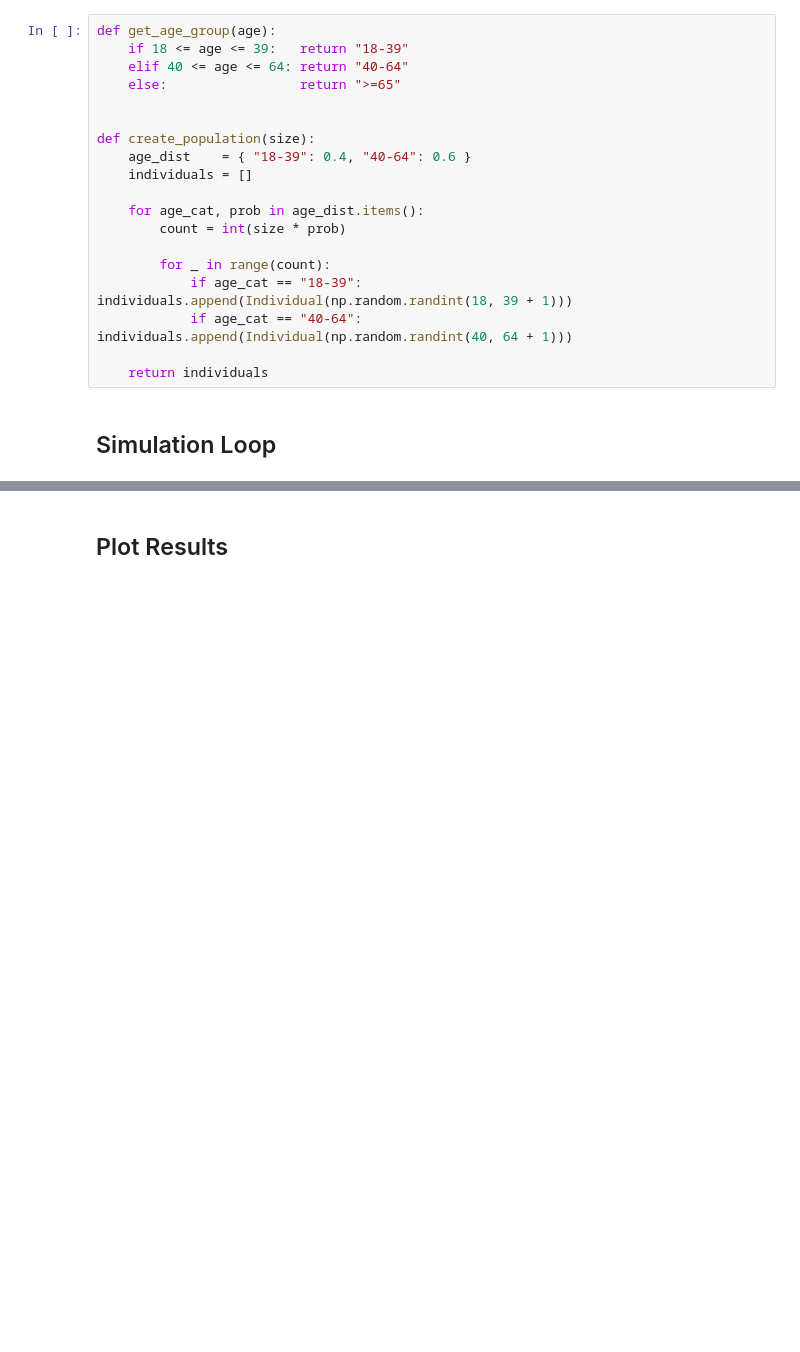
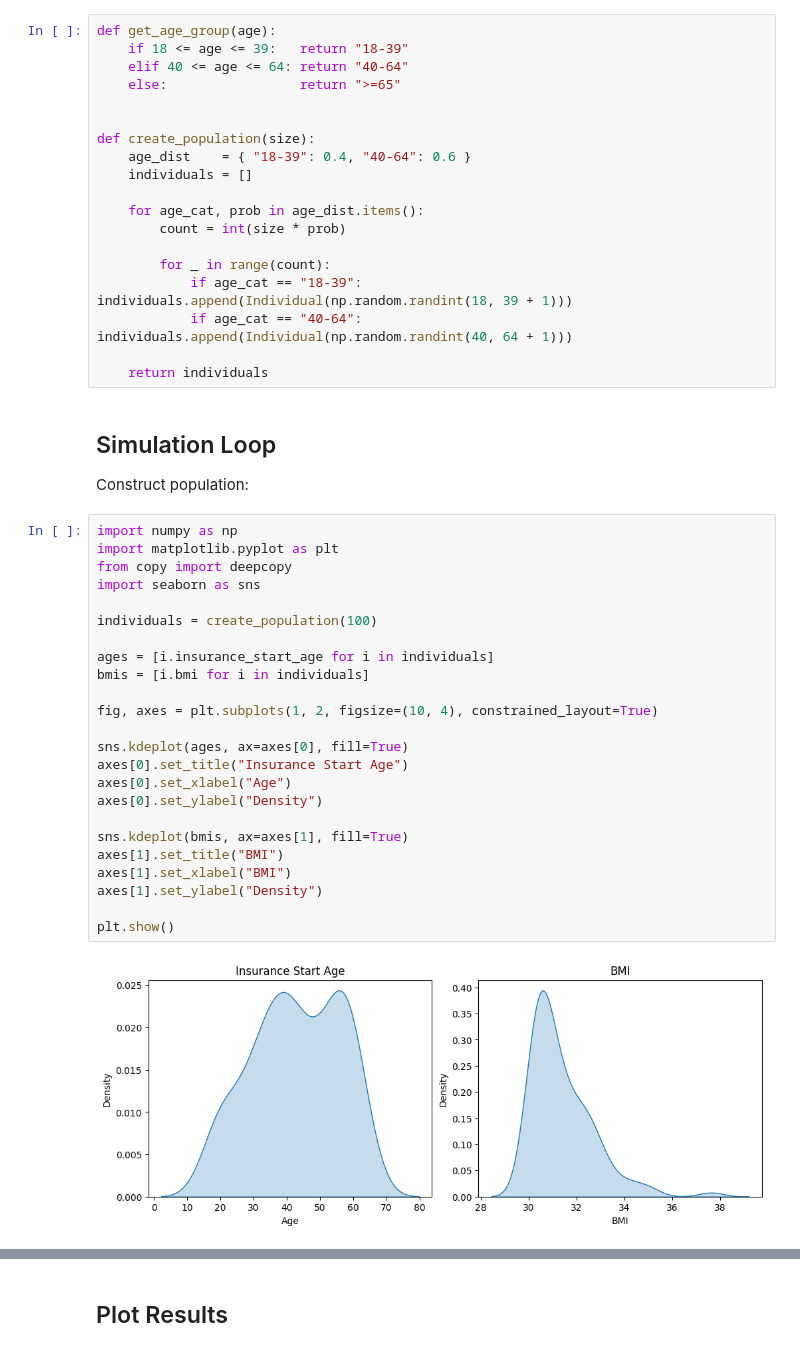
Before and after one commit to Positron11/nn-hackathon, a Jupyter notebook: cba/simulation.ipynb, the cells around one changed output, grey strips where cells are left out. Drawn from its saved outputs; the diff is of its cells as text; blank space fills up the shorter version.

```diff
--- a/cba/simulation.ipynb
+++ b/cba/simulation.ipynb
@@ -487,3 +635,31 @@ def create_population(size):
 	return individuals
 # %% [markdown]
 ## Simulation Loop
+
+Construct population:
+# %%
+import numpy as np
+import matplotlib.pyplot as plt
+from copy import deepcopy
+import seaborn as sns
+
+individuals = create_population(100)
+
+ages = [i.insurance_start_age for i in individuals]
+bmis = [i.bmi for i in individuals]
+
+fig, axes = plt.subplots(1, 2, figsize=(10, 4), constrained_layout=True)
+
+sns.kdeplot(ages, ax=axes[0], fill=True)
+axes[0].set_title("Insurance Start Age")
+axes[0].set_xlabel("Age")
+axes[0].set_ylabel("Density")
+
+sns.kdeplot(bmis, ax=axes[1], fill=True)
+axes[1].set_title("BMI")
+axes[1].set_xlabel("BMI")
+axes[1].set_ylabel("Density")
+
+plt.show()
+# %% [output]
+[figure, added]
```
Also changed, not shown: parts of 6 cells of this notebook.
